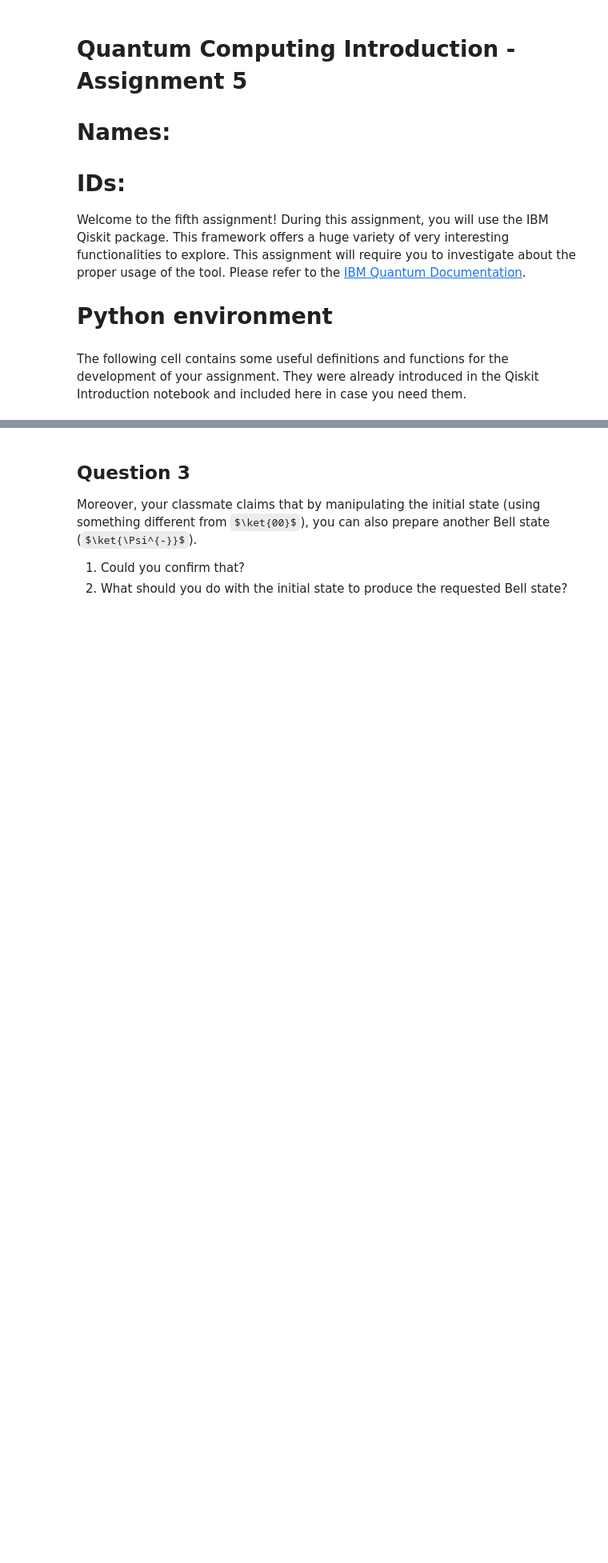
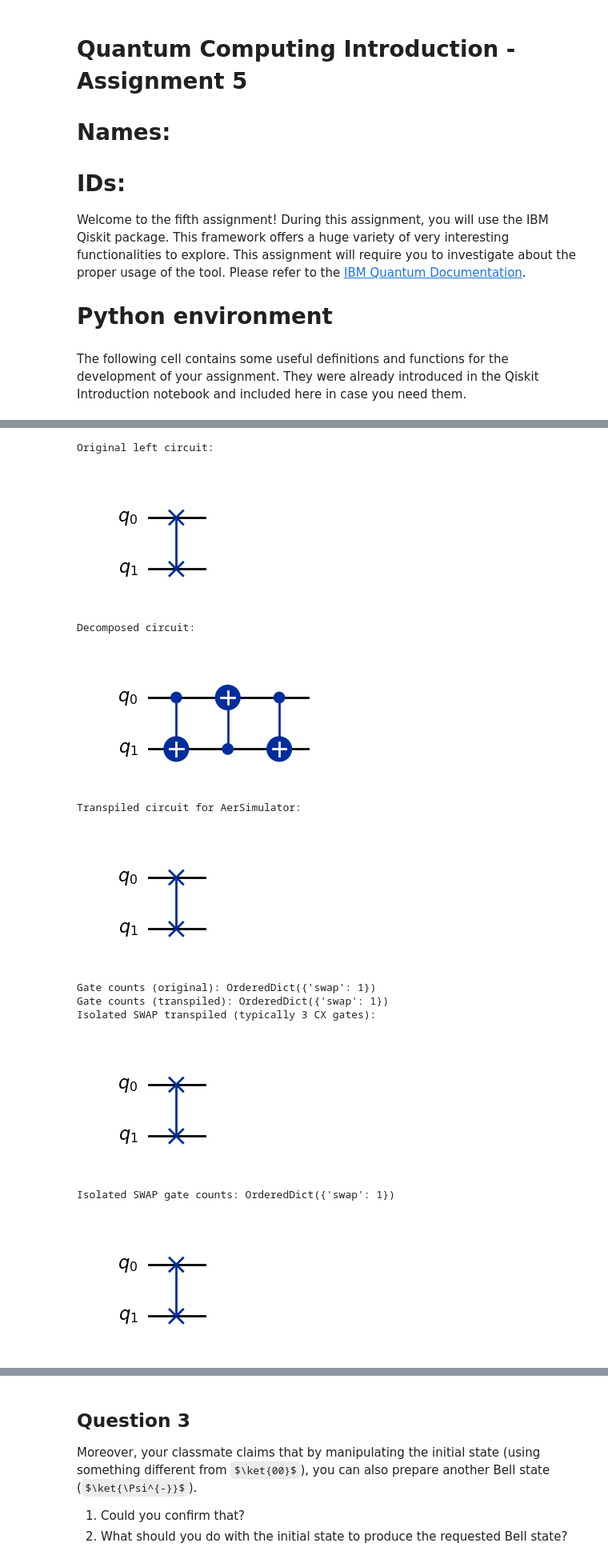
Before and after one commit to RowieK/Quantum-Computing-Minor, a Jupyter notebook: QCI - Assignment5/Assignment5/QCI - Assignment5.ipynb, the cells around one changed output, grey strips where cells are left out. Shown at 80% size. Drawn from its saved outputs; the diff is of its cells as text; code cells hidden in the pictures; some formulas as TeX source; blank space fills up the shorter version.

Commit message:
working on assignment 5

```diff
--- a/QCI - Assignment5/Assignment5/QCI - Assignment5.ipynb
+++ b/QCI - Assignment5/Assignment5/QCI - Assignment5.ipynb
@@ -55,3 +55,64 @@ Additionally, as mentioned during the lessons, different quantum processors deal
 1. Implement the quantum circuit in the left,
 2. Draw the decomposed circuit from it.
 3. Show how the Swap gate is actually implemented in your preferred backend.
+# %%
+%matplotlib inline
+
+from qiskit import QuantumCircuit, transpile
+from qiskit.quantum_info import Statevector
+from qiskit_aer import AerSimulator
+from qiskit.visualization import plot_histogram
+import matplotlib.pyplot as plt
+
+
+# 1) Implement the circuit shown on the LEFT in Question 1 image
+# NOTE: Replace the gate sequence below with the exact one from your image.
+# Keep SWAP as in the assignment (that is the important part for step 3).
+qc_left = QuantumCircuit(2, name="q1_left")
+
+#example placeholder structure
+
+qc_left.swap(0, 1)
+
+print("Original left circuit:")
+display(qc_left.draw("mpl"))
+
+# 2) Draw decomposed circuit
+# decompose() expands composite instructions like SWAP
+qc_decomposed = qc_left.decompose(reps=5)
+print("Decomposed circuit:")
+display(qc_decomposed.draw("mpl"))
+
+
+# 3) Show how SWAP is implemented in preferred backend (AerSimulator)
+backend = AerSimulator()
+
+# Transpile for backend to see native implementation
+qc_transpiled = transpile(qc_left, backend=backend, optimization_level=0)
+print("Transpiled circuit for AerSimulator:")
+display(qc_transpiled.draw("mpl"))
+
+print("Gate counts (original):", qc_left.count_ops())
+print("Gate counts (transpiled):", qc_transpiled.count_ops())
+
+#isolate SWAP implementation only
+qc_swap = QuantumCircuit(2, name="swap_only")
+qc_swap.swap(0, 1)
+
+qc_swap_transpiled = transpile(qc_swap, backend=backend, optimization_level=0)
+print("Isolated SWAP transpiled (typically 3 CX gates):")
+display(qc_swap_transpiled.draw("mpl"))
+print("Isolated SWAP gate counts:", qc_swap_transpiled.count_ops())
+# %% [output]
+Original left circuit:
+[figure, added]
+Decomposed circuit:
+[figure, added]
+Transpiled circuit for AerSimulator:
+[figure, added]
+Gate counts (original): OrderedDict({'swap': 1})
+Gate counts (transpiled): OrderedDict({'swap': 1})
+Isolated SWAP transpiled (typically 3 CX gates):
+[figure, added]
+Isolated SWAP gate counts: OrderedDict({'swap': 1})
+[figure, added]
```
Also changed, not shown: parts of 8 cells of this notebook.
